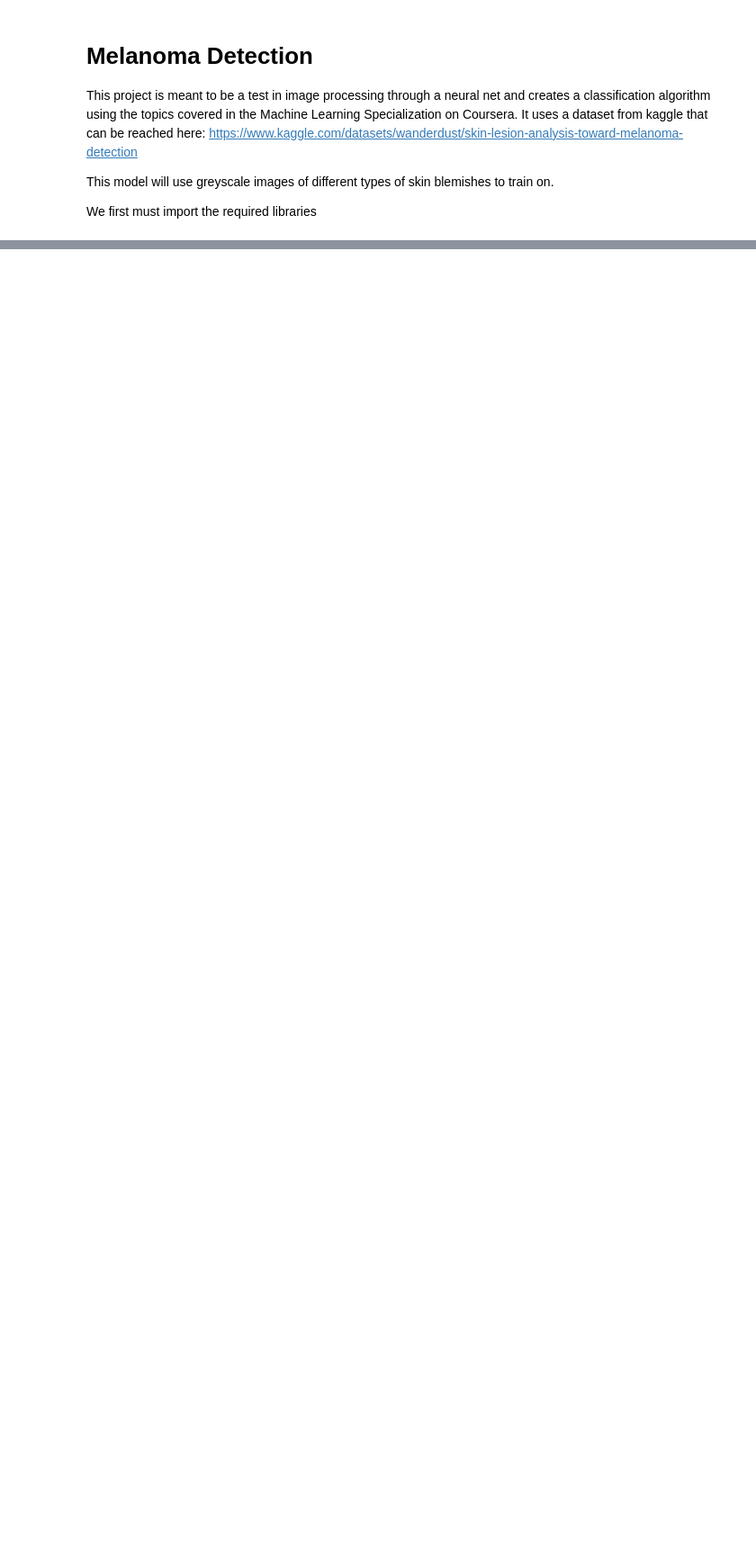
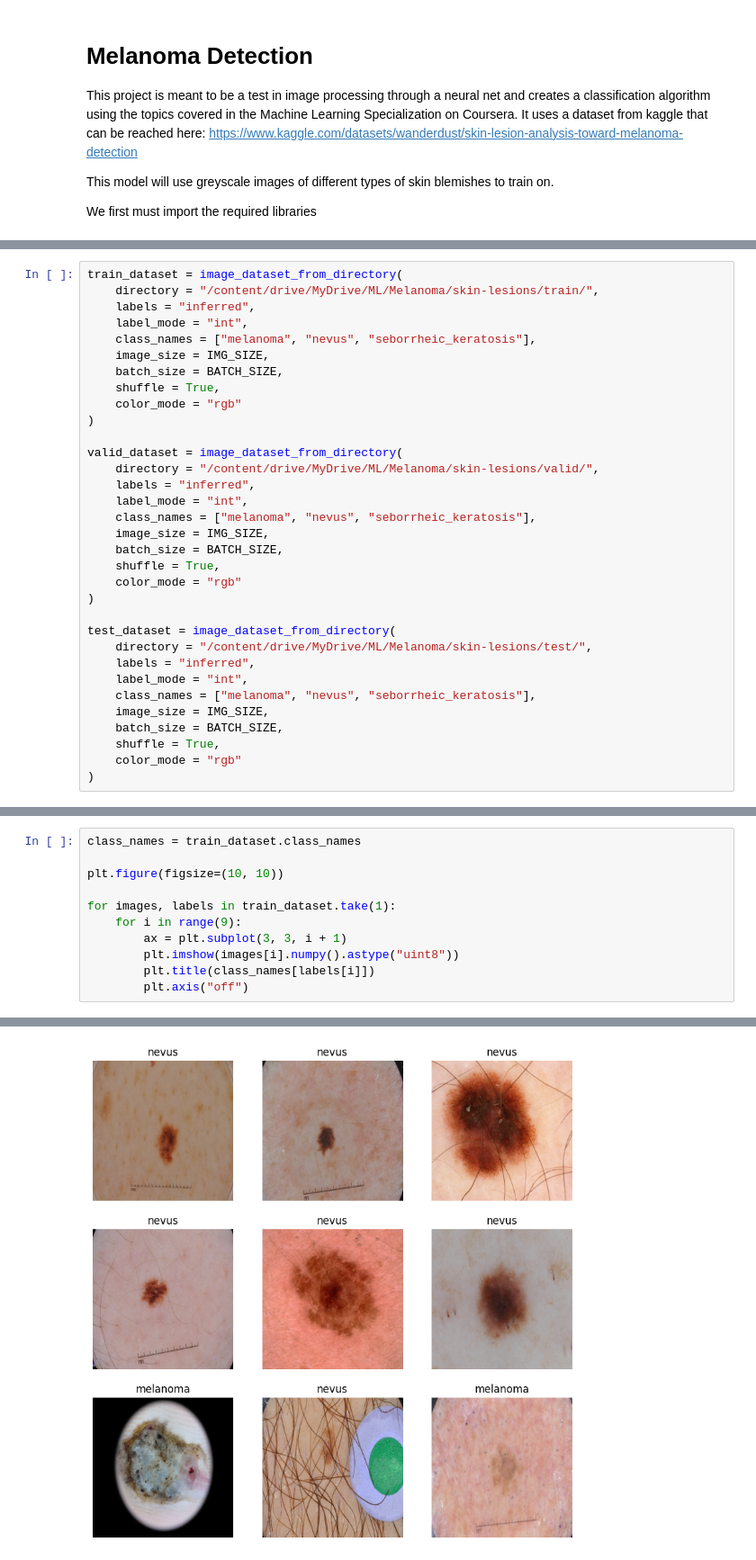
Before and after one commit to CovJus01/Melanoma_Classification, a Jupyter notebook: melanoma.ipynb, the cells around one changed output, grey strips where cells are left out. Shown at 90% size. Cells and saved outputs as stored; diff of their text form; blank space fills up the shorter version.

```diff
--- a/melanoma.ipynb
+++ b/melanoma.ipynb
@@ -220,0 +42,33 @@ Actual: [2], Predicted: [-30.42273   23.140787  11.64835 ] softmax: 1
+# %%
+train_dataset = image_dataset_from_directory(
+    directory = "/content/drive/MyDrive/ML/Melanoma/skin-lesions/train/",
+    labels = "inferred",
+    label_mode = "int",
+    class_names = ["melanoma", "nevus", "seborrheic_keratosis"],
+    image_size = IMG_SIZE,
+    batch_size = BATCH_SIZE,
+    shuffle = True,
+    color_mode = "rgb"
+)
+
+valid_dataset = image_dataset_from_directory(
+    directory = "/content/drive/MyDrive/ML/Melanoma/skin-lesions/valid/",
+    labels = "inferred",
+    label_mode = "int",
+    class_names = ["melanoma", "nevus", "seborrheic_keratosis"],
+    image_size = IMG_SIZE,
+    batch_size = BATCH_SIZE,
+    shuffle = True,
+    color_mode = "rgb"
+)
+
+test_dataset = image_dataset_from_directory(
+    directory = "/content/drive/MyDrive/ML/Melanoma/skin-lesions/test/",
+    labels = "inferred",
+    label_mode = "int",
+    class_names = ["melanoma", "nevus", "seborrheic_keratosis"],
+    image_size = IMG_SIZE,
+    batch_size = BATCH_SIZE,
+    shuffle = True,
+    color_mode = "rgb"
+)
@@ -220,0 +81,12 @@ Actual: [2], Predicted: [-30.42273   23.140787  11.64835 ] softmax: 1
+# %%
+class_names = train_dataset.class_names
+
+plt.figure(figsize=(10, 10))
+
+for images, labels in train_dataset.take(1):
+    for i in range(9):
+        ax = plt.subplot(3, 3, i + 1)
+        plt.imshow(images[i].numpy().astype("uint8"))
+        plt.title(class_names[labels[i]])
+        plt.axis("off")
+# %% [output]
@@ -220,0 +95 @@ Actual: [2], Predicted: [-30.42273   23.140787  11.64835 ] softmax: 1
+[figure, added]
```
Also changed, not shown: parts of 32 cells of this notebook.
